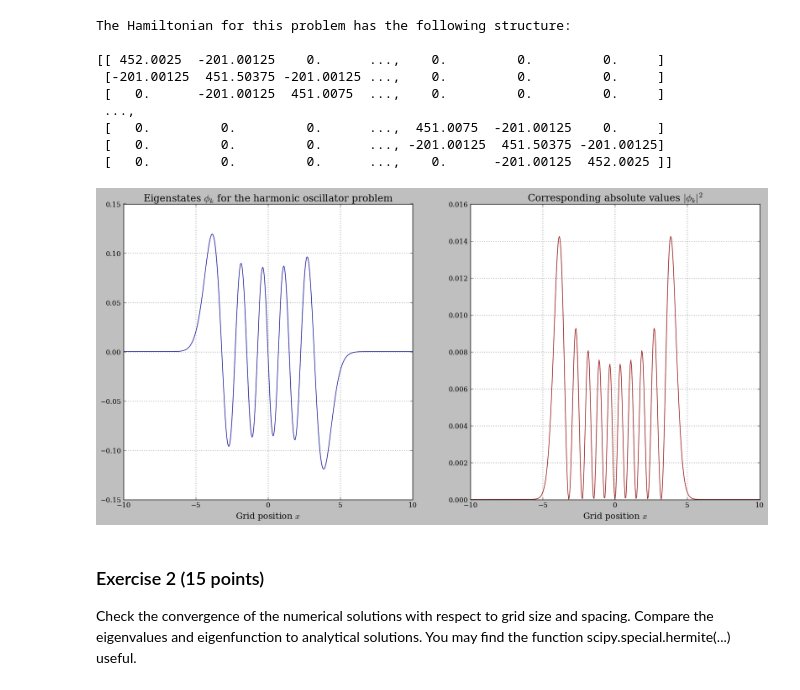
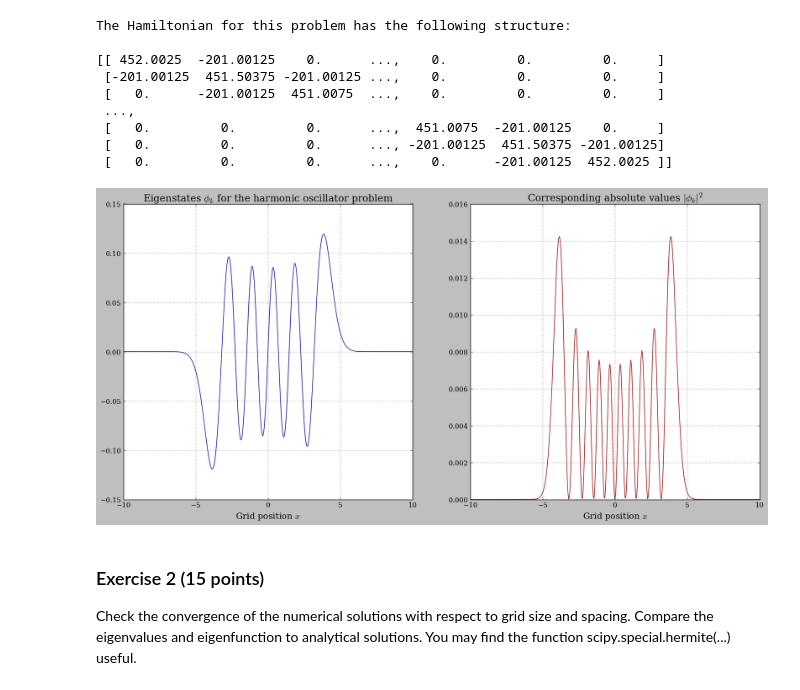
Before and after one commit to mathieukaltschmidt/Computational-Quantum-Dynamics, a Jupyter notebook: Exercise sheet 1/Exercise1 Mathieu Kaltschmidt.ipynb, the cells around one changed output. Saved outputs shown, nothing was run; the diff lists cells and outputs as text; code cells hidden in the pictures.

```diff
--- a/Exercise sheet 1/Exercise1 Mathieu Kaltschmidt.ipynb
+++ b/Exercise sheet 1/Exercise1 Mathieu Kaltschmidt.ipynb
@@ -71,31 +71,36 @@ The Hamiltonian for this problem has the following structure:
 # %%
 plt.rcParams["figure.figsize"][0] = 20
 
 #Diagonalize the Hamiltonian to solve the eigenvalue problem
 energies, states = np.linalg.eig(Hamiltonian())
 
 #Sorting the results
 energy_index = np.argsort(energies)
 
 #Plotting the final result
-def eigenfunctions(k):
+def eigenfunctions(k,signum):
+    """
+    The second option 'signum' gives us the possibility to correct the signs of the wave functions
+    which sometimes have been swapped during the diagonalization process in exercise one.
+    Simply change signum to +1 or -1 until both images have the same orientation.
+    """
     plt.subplot(121)
-    plt.plot(grid,states[:,energy_index[k]],color = 'darkblue')
+    plt.plot(grid,signum*states[:,energy_index[k]],color = 'darkblue')
     plt.title(r'Eigenstates $\phi_k$ for the harmonic oscillator problem' , size = 17)
     plt.xlabel('Grid position $x$',size = 15)
     plt.grid(True)
 
     plt.subplot(122)
     plt.plot(grid,np.abs(states[:,energy_index[k]])**2, color = 'darkred')
     plt.title(r'Corresponding absolute values $|\phi_k|^2$' , size = 17)
     plt.xlabel('Grid position $x$',size = 15)
     plt.grid(True)
 
     plt.show
 
-interactive(eigenfunctions,k=(0,19))
+interactive(eigenfunctions,k=(0,19),signum=(-1,1,2))
 # %% [output]
-[figure, old version]
+[figure, new version]
 # %% [markdown]
 ### Exercise 2 (15 points)
 
```
Also changed, not shown: parts of 13 cells of this notebook, 4 other files.
